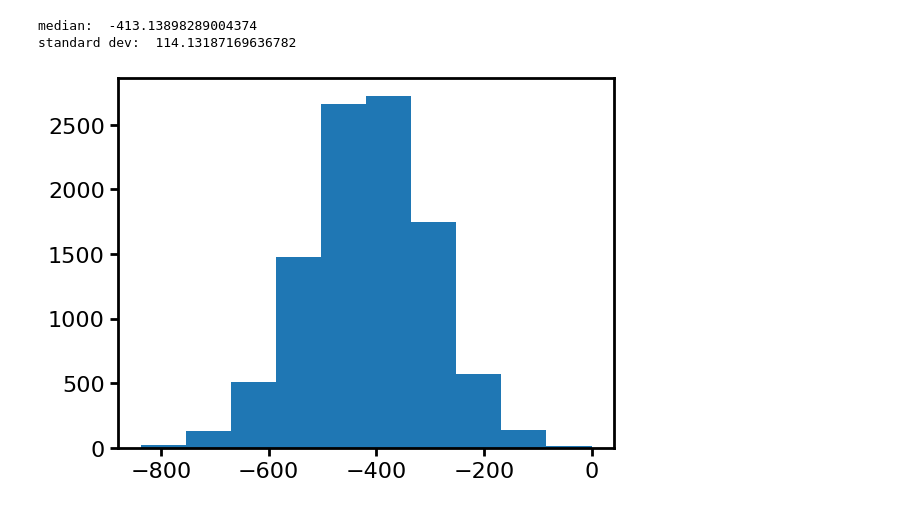
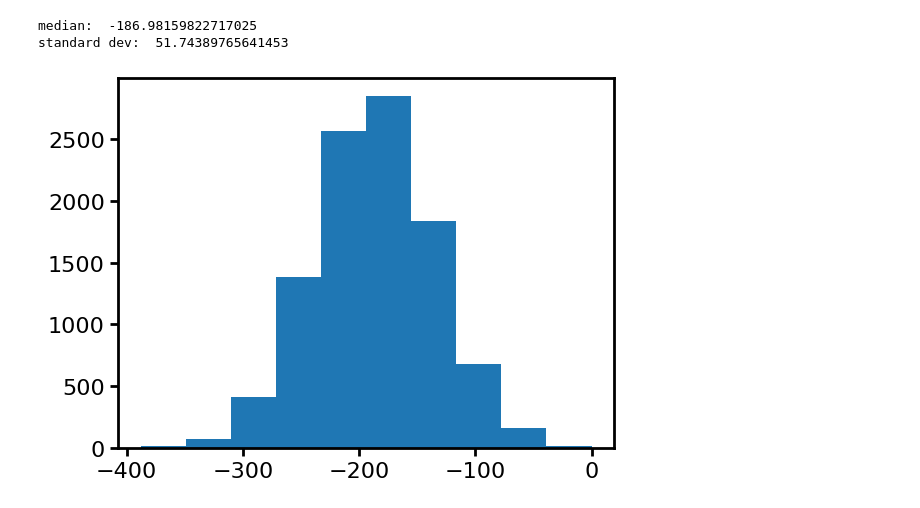
Before and after one commit to dangilman/samana, a Jupyter notebook: notebooks/baseline_lensmodels/j0608/J0608_baseline_model.ipynb, the cells around one changed output. Drawn from its saved outputs; the diff is of its cells as text; code cells hidden in the pictures.

```diff
--- a/notebooks/baseline_lensmodels/j0608/J0608_baseline_model.ipynb
+++ b/notebooks/baseline_lensmodels/j0608/J0608_baseline_model.ipynb
@@ -233,35 +220,36 @@ kwargs_data = data.kwargs_data
 kwargs_psf = data.kwargs_psf
 kwargs_numerics = data.kwargs_numerics
 image_model = create_image_model(kwargs_data, kwargs_psf, kwargs_numerics, kwargs_model)
 likelihood_mask = data.likelihood_mask_imaging_weights
 image_sim_no_noise = image_model.image(kwargs_result['kwargs_lens'],
                               kwargs_result['kwargs_source'],
                               kwargs_result['kwargs_lens_light'],
                               kwargs_result['kwargs_ps'])
 logL_list = []
 model_error = image_model._error_map_model(
             kwargs_result['kwargs_lens'], kwargs_ps=kwargs_result['kwargs_ps'], kwargs_special=kwargs_result['kwargs_special']
         )
 
 
 for i in range(0, 10000):
     poisson_noise = image_util.add_poisson(image_sim_no_noise, exp_time=54)
+    poisson_noise = 0
     bkg = image_util.add_background(image_sim_no_noise, sigma_bkd=0.21)
     noise_map = bkg + poisson_noise
     #plt.imshow(noise_map);plt.show();a=input('cont')
     image_sim = image_sim_no_noise + noise_map
     logL = image_model.Data.log_likelihood(image_sim_no_noise + noise_map, likelihood_mask, model_error)
     #print(logL)
     logL_list.append(logL)
 
 max_logL = np.max(logL_list)
 logL_list = np.array(logL_list) - max_logL
 _ = plt.hist(logL_list)
 print('median: ', np.median(logL_list))
 print('standard dev: ', np.std(logL_list))
 # %% [output]
-median:  -413.13898289004374
-standard dev:  114.13187169636782
+median:  -186.98159822717025
+standard dev:  51.74389765641453
-[figure, old version]
+[figure, new version]
 # %%
 #np.savetxt('../miri_psf_reconstructions/j0608.txt', X=fitting_sequence.multi_band_list[0][1]['kernel_point_source'])
```
Also changed, not shown: parts of 3 cells of this notebook, 7 other files.
